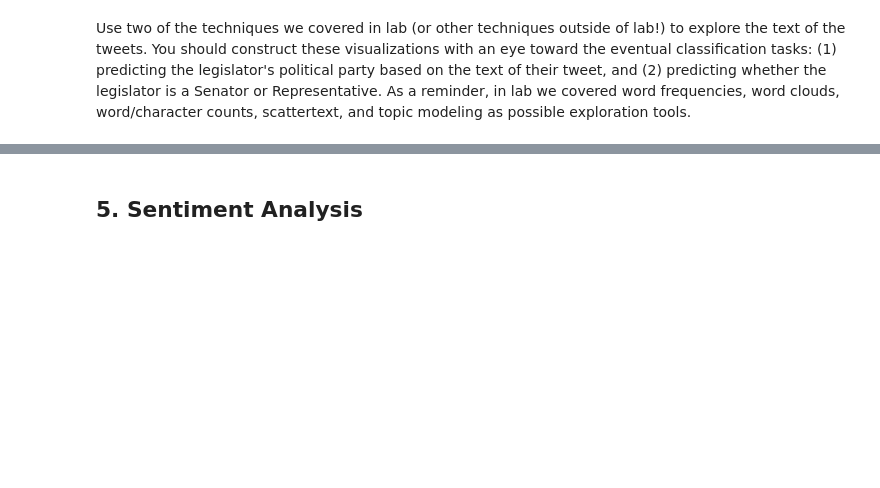
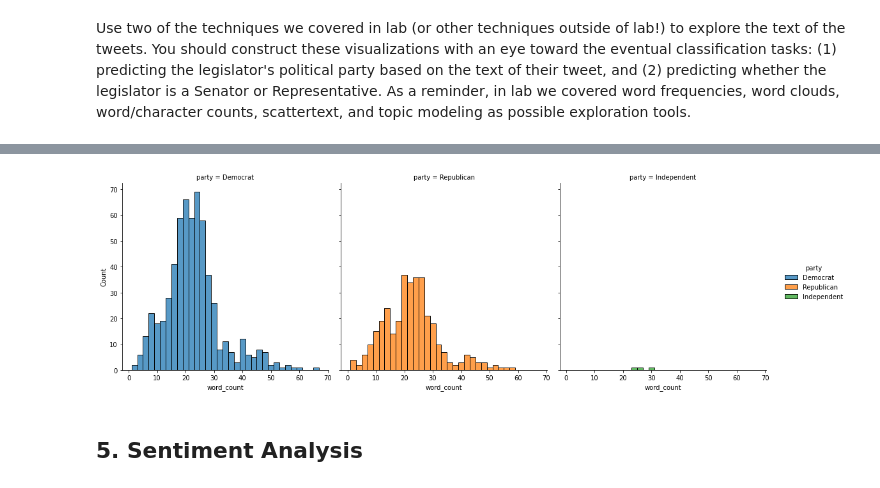
Before and after one commit to shrutibathia/project5, a Jupyter notebook: Project 5 Group 3.ipynb, the cells around one changed output, grey strips where cells are left out. Saved outputs shown, nothing was run; the diff lists cells and outputs as text; code cells hidden in the pictures; blank space fills up the shorter version.

```diff
--- a/Project 5 Group 3.ipynb
+++ b/Project 5 Group 3.ipynb
@@ -151,3 +164,8 @@ plt.show()
+# %%
+sns.displot(congress_tweets, x="word_count", hue = "party", col = "party")
+plt.show()
+# %% [output]
+[figure, added]
 # %% [markdown]
 ## 5. Sentiment Analysis
 # %% [markdown]
```
Also changed, not shown: parts of 11 cells of this notebook, 1 other file.
